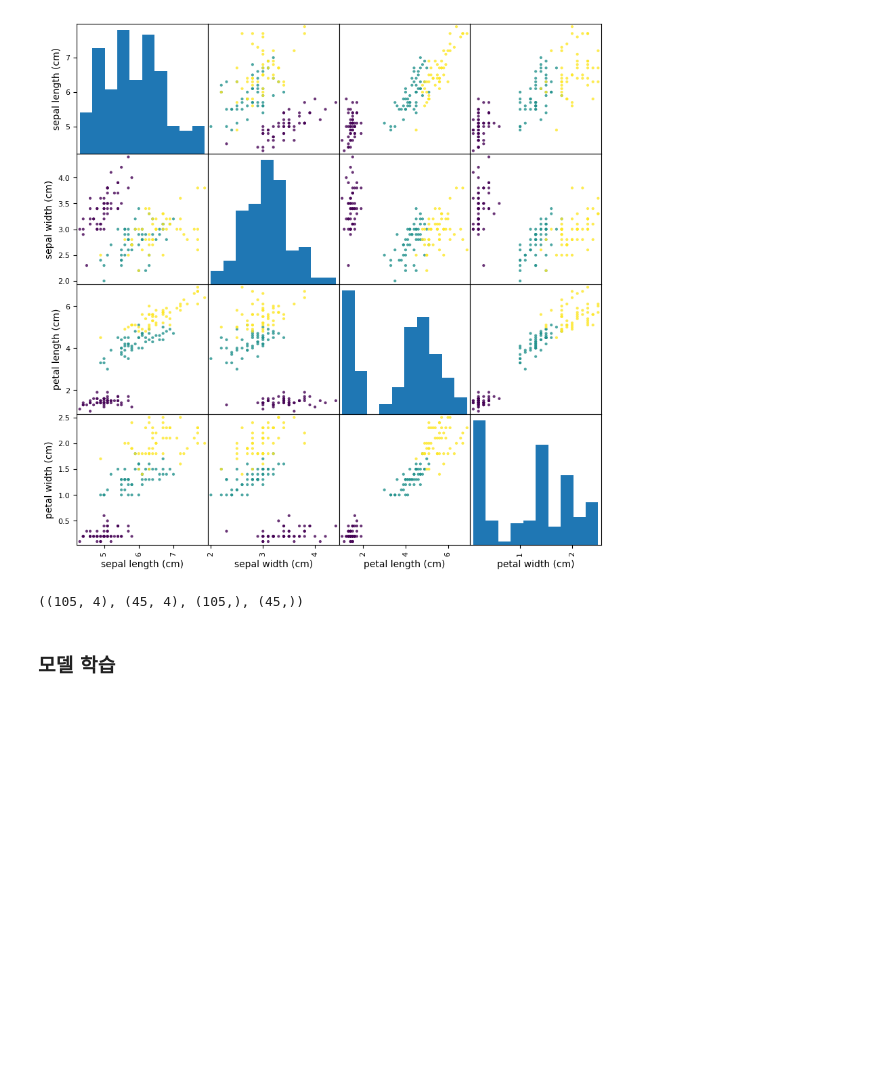
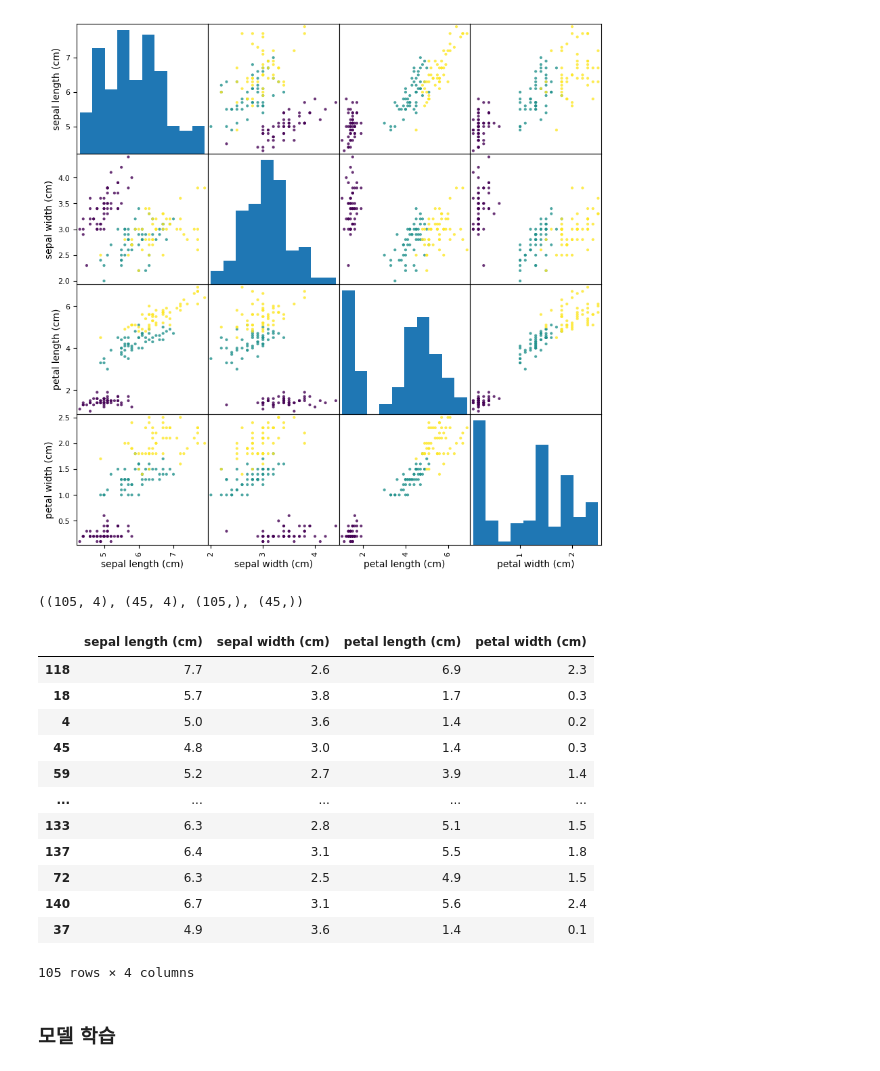
Before and after one commit to asdfgl98/MachineLearning-study, a Jupyter notebook: ex03_KNN_Iris 분류 실습.ipynb, the cells around one changed output. Drawn from its saved outputs; the diff is of its cells as text; code cells hidden in the pictures; blank space fills up the shorter version.

```diff
--- a/ex03_KNN_Iris 분류 실습.ipynb
+++ b/ex03_KNN_Iris 분류 실습.ipynb
@@ -217,6 +217,22 @@ X_train, X_test,y_train,y_test = train_test_split(X, y, test_size=0.3, random_st
 X_train.shape, X_test.shape, y_train.shape, y_test.shape
 # %% [output]
 ((105, 4), (45, 4), (105,), (45,))
+# %%
+X_train
+# %% [output]
+|  | sepal length (cm) | sepal width (cm) | petal length (cm) | petal width (cm) |
+| 118 | 7.7 | 2.6 | 6.9 | 2.3 |
+| 18 | 5.7 | 3.8 | 1.7 | 0.3 |
+| 4 | 5.0 | 3.6 | 1.4 | 0.2 |
+| 45 | 4.8 | 3.0 | 1.4 | 0.3 |
+| 59 | 5.2 | 2.7 | 3.9 | 1.4 |
+| ... | ... | ... | ... | ... |
+| 133 | 6.3 | 2.8 | 5.1 | 1.5 |
+| 137 | 6.4 | 3.1 | 5.5 | 1.8 |
+| 72 | 6.3 | 2.5 | 4.9 | 1.5 |
+| 140 | 6.7 | 3.1 | 5.6 | 2.4 |
+| 37 | 4.9 | 3.6 | 1.4 | 0.1 |
+105 rows × 4 columns
 # %% [markdown]
 ### 모델 학습
 # %%
```
Also changed, not shown: 1 other file.
